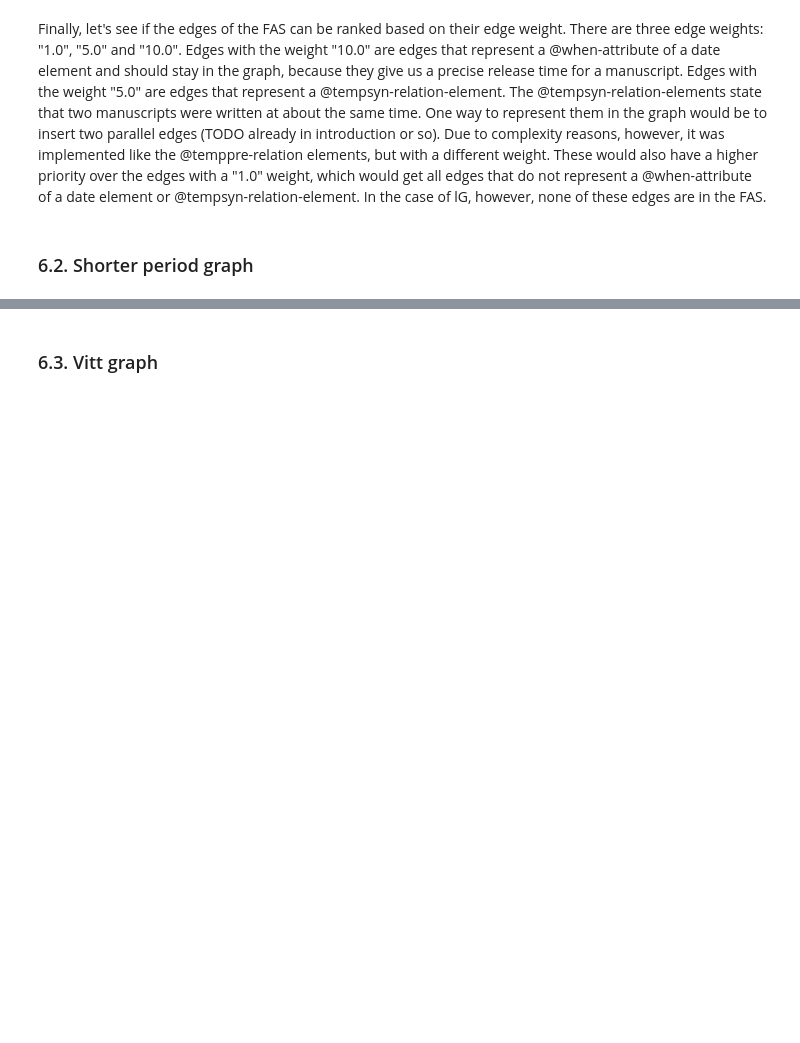
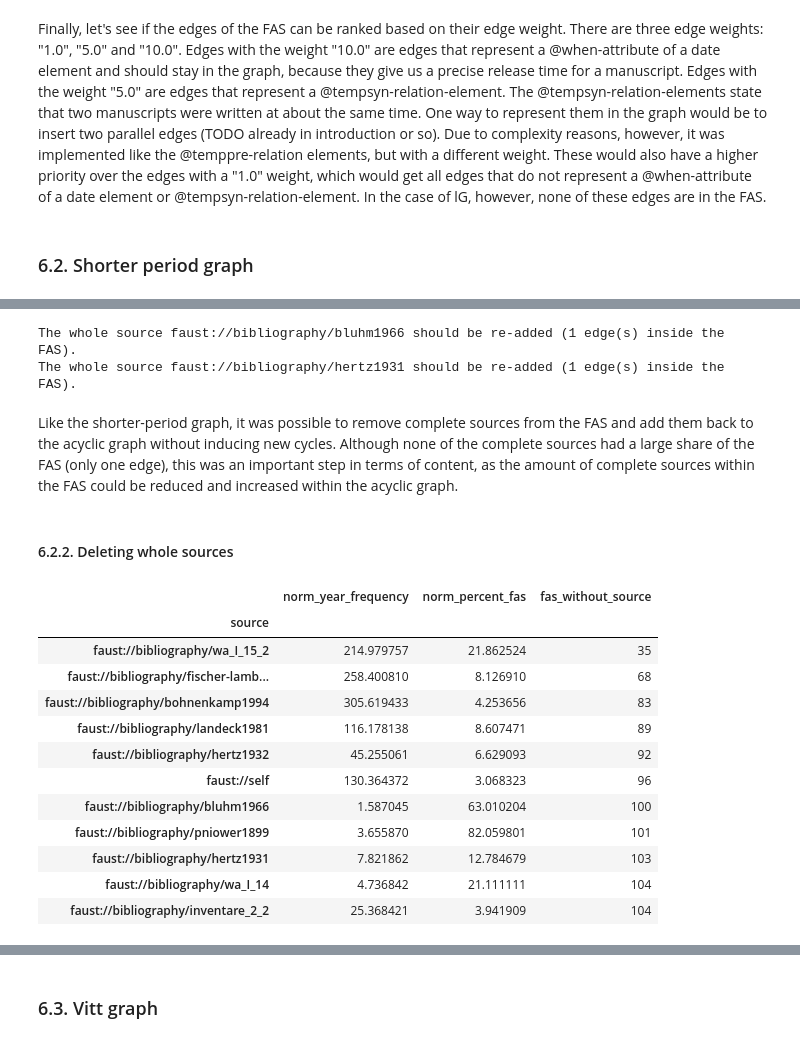
Before and after one commit to papajan3000/faust-macrogen-graph, a Jupyter notebook: n2.ipynb, the cells around one changed output, grey strips where cells are left out. Cells and saved outputs as stored; diff of their text form; code cells hidden in the pictures; blank space fills up the shorter version.

```diff
--- a/n2.ipynb
+++ b/n2.ipynb
@@ -1006,0 +1018,7 @@ meta_vitt_df.loc["longer","critical_weights"] = len(critical_weights)
+# %%
+sGfas_df = pd.read_csv("data/shorter_period_fas_dataframe.csv", index_col="source")
+
+sG_fas_frequency = analyzeutils.gen_frequencyfas(sG)
+uncritical_sources, reduced_fas = analyzeutils.remove_uncritical_sources(sG, sG_fas,
+                                                                         sG_fas_frequency, sGfas_df)
+meta_vitt_df.loc["shorter", "possible reduced fas"] = len(sG_fas) - reduced_fas
@@ -1006,0 +1061,50 @@ meta_vitt_df.loc["longer","critical_weights"] = len(critical_weights)
+# %%
+edgecounter = Counter()
+for edge in readded_edgelist:
+    edgecounter[edge[3]] += 1
+
+complete_readded_sources = []
+for source, v in edgecounter.items():
+    if sG_fas_frequency.loc[source, "fas_frequency"] <= v:
+        complete_readded_sources.append(source)
+        print("The whole source " + source + " should be re-added ("
+              + str(int(sG_fas_frequency.loc[source])) + " edge(s) inside the FAS).")
+meta_vitt_df.loc["longer", "complete_sources_readded"] = len(complete_readded_sources)
+# %% [output]
+The whole source faust://bibliography/bluhm1966 should be re-added (1 edge(s) inside the FAS).
+The whole source faust://bibliography/hertz1931 should be re-added (1 edge(s) inside the FAS).
+# %% [markdown]
+Like the shorter-period graph, it was possible to remove complete sources from the FAS and add them back to the acyclic graph without inducing new cycles. Although none of the complete sources had a large share of the FAS (only one edge), this was an important step in terms of content, as the amount of complete sources within the FAS could be reduced and increased within the acyclic graph.
+# %% [markdown]
+#### 6.2.2. Deleting whole sources
+# %%
+norm_df = analyzeutils.get_normdf(sG, special_researchers, True, min_range=1770, max_range=2017)
+norm_dict = dict(norm_df["norm_percent_fas"])
+fas_dict = {}
+for k,v in norm_dict.items():
+    nG = graphutils.remove_edges_by_source(sG.copy(), k)
+    nG_fas = eades_fas.eades_FAS(nG, True)
+    fas_dict[k] = len(nG_fas)
+
+
+fas_df = pd.DataFrame(fas_dict.items(), columns=["source", "fas_without_source"])
+fas_df.set_index("source", inplace=True)
+norm_df = norm_df.join(fas_df, on="source")
+norm_df.sort_values(by="fas_without_source")
+
+norm_df = norm_df.sort_values(by="fas_without_source")
+norm_df
+# %% [output]
+|  | norm_year_frequency | norm_percent_fas | fas_without_source |
+| source |  |  |  |
+| faust://bibliography/wa_I_15_2 | 214.979757 | 21.862524 | 35 |
+| faust://bibliography/fischer-lamb... | 258.400810 | 8.126910 | 68 |
+| faust://bibliography/bohnenkamp1994 | 305.619433 | 4.253656 | 83 |
+| faust://bibliography/landeck1981 | 116.178138 | 8.607471 | 89 |
+| faust://bibliography/hertz1932 | 45.255061 | 6.629093 | 92 |
+| faust://self | 130.364372 | 3.068323 | 96 |
+| faust://bibliography/bluhm1966 | 1.587045 | 63.010204 | 100 |
+| faust://bibliography/pniower1899 | 3.655870 | 82.059801 | 101 |
+| faust://bibliography/hertz1931 | 7.821862 | 12.784679 | 103 |
+| faust://bibliography/wa_I_14 | 4.736842 | 21.111111 | 104 |
+| faust://bibliography/inventare_2_2 | 25.368421 | 3.941909 | 104 |
```
Also changed, not shown: parts of 37 cells of this notebook.
